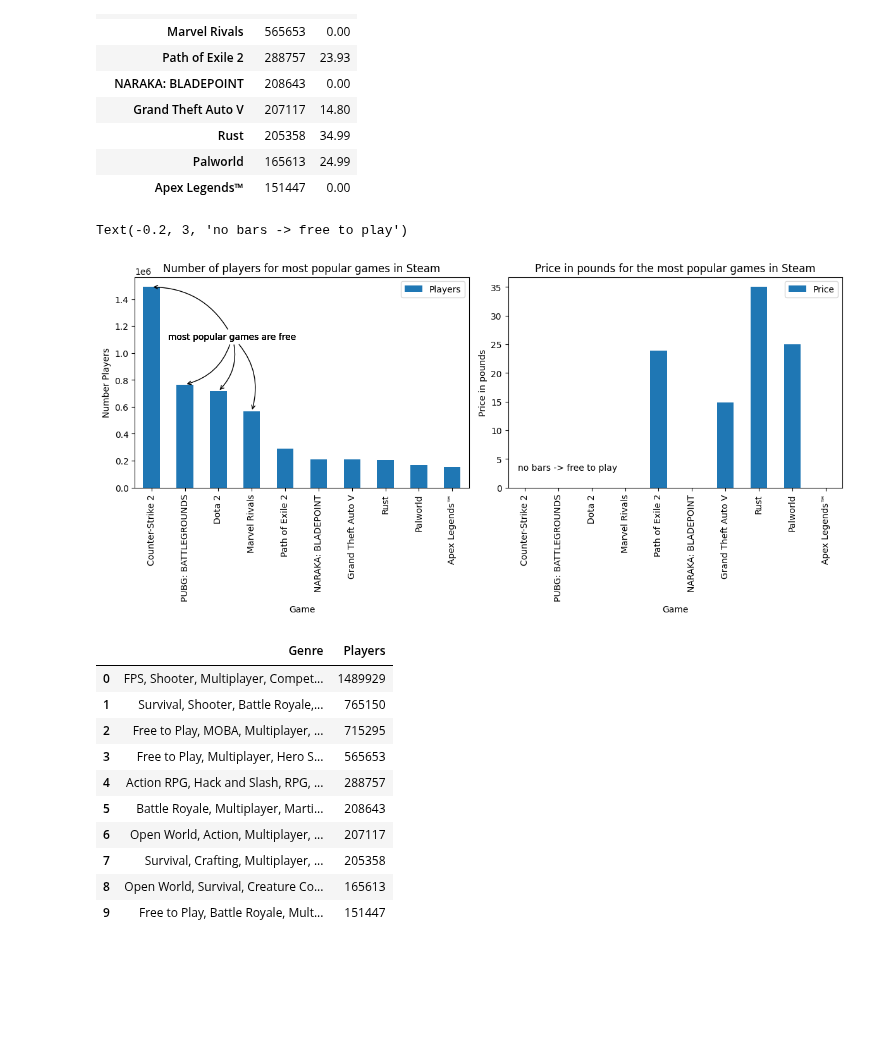
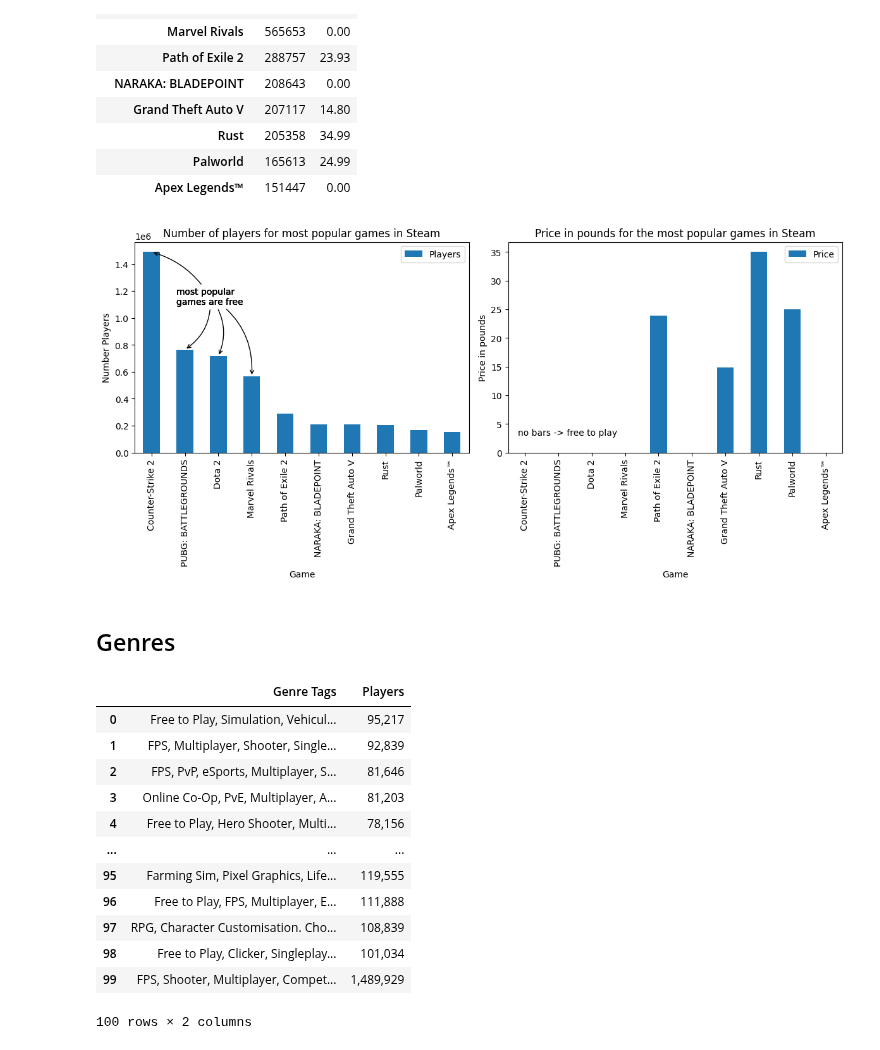
Before and after one commit to johnsandsjo/data-visualisation-john-sandsjo-de24, a Jupyter notebook: exercises/exercise0/exercise0_1.ipynb, the cells around one changed output. Cells and saved outputs as stored; diff of their text form; code cells hidden in the pictures; blank space fills up the shorter version.

```diff
--- a/exercises/exercise0/exercise0_1.ipynb
+++ b/exercises/exercise0/exercise0_1.ipynb
@@ -40,8 +40,9 @@ Data columns (total 8 columns):
 dtypes: int64(1), object(7)
 memory usage: 6.4+ KB
 # %%
-#df["Current Players"] = df["Current Players"].str.replace(",","").astype(int)
-#df["Peak Today"] = df["Peak Today"].str.replace(",","").astype(int)
+#casting number of players to int
+df["Current Players"] = df["Current Players"].str.replace(",","").astype(int)
+df["Peak Today"] = df["Peak Today"].str.replace(",","").astype(int)
 df["Price"] = df["Price"].str.replace("Free To Play","0")
 df.info()
 # %% [output]
@@ -61,7 +62,8 @@ Data columns (total 8 columns):
 dtypes: int64(3), object(5)
 memory usage: 6.4+ KB
 # %%
-#df["Price"] = df["Price"].str.replace("£","").astype(float)
+#removing pund symbol
+df["Price"] = df["Price"].str.replace("£","").astype(float)
 df.info()
 # %% [output]
 <class 'pandas.core.frame.DataFrame'>
@@ -104,49 +106,57 @@ games_top_10
 | Apex Legends™ | 151447 | 0.00 |
 # %%
 import matplotlib.pyplot as plt
-fig, (ax1, ax2) = plt.subplots(1,2, figsize= (12,6))
-games_top_10.plot(kind="bar", y= "Players", ax=ax1)
-games_top_10.plot(kind="bar", y= "Price", ax=ax2)
+
+fig, (ax1, ax2) = plt.subplots(1, 2, figsize=(12, 6))
+
+games_top_10.plot(kind="bar", y="Players", ax=ax1)
+games_top_10.plot(kind="bar", y="Price", ax=ax2)
+
 ax1.set(title="Number of players for most popular games in Steam", ylabel="Number Players", xlabel="Game")
 ax2.set(title="Price in pounds for the most popular games in Steam", ylabel="Price in pounds", xlabel="Game")
-fig.tight_layout()
+
 containers = [0,1,2,3]
 
 for container in containers:
         xy = (ax1.containers[0][container].get_x()+0.25, ax1.containers[0][container].get_height())
-        rad = 0.3 if xy[0] < 0.25 else -0.3
+        rad = 0.2 if xy[0] < 0.25 else -0.3
         arrowprops = dict(arrowstyle = "->", linewidth = 1, connectionstyle = f"arc3, rad={rad}")
         ax1.annotate(
-        text = "most popular games are free",
+        text = "most popular\ngames are free",
         arrowprops= arrowprops,
         xy=xy,
-        xytext=(0.5, 1100000))
+        xytext=(0.75, 1100000))
+
 #ax.annotate(text = "Swedes", xy= (1, 32), arrowprops=arrowprops, xytext = (.8, 40))
-##ax.annotate(text = "Germans", xy= (0, 12), arrowprops=arrowprops, xytext = (0, 20))
-#a.annotate(text = "The rest", xy= (0, 55), arrowprops=arrowprops, xytext = (0, 45))
 ax2.annotate(text = "no bars -> free to play", xy=(-0.2, 3))
+
+fig.tight_layout()
+fig.savefig("../figures/ex0_1_a.png")
 # %% [output]
-Text(-0.2, 3, 'no bars -> free to play')
-[figure, old version]
+[figure, new version]
+# %% [markdown]
+## Genres
 # %%
-top_10_genres = duckdb.query(
+df_genres = duckdb.query(
     """--sql
-    SELECT "Genre tags" as Genre, "peak today" as Players
+    SELECT "Genre tags" as "Genre Tags", "peak today" as Players
     from df
     ORDER BY Players DESC
 """
-).df().head(10)
-top_10_genres
+).df()
+df_genres
 # %% [output]
-|  | Genre | Players |
-| 0 | FPS, Shooter, Multiplayer, Compet... | 1489929 |
-| 1 | Survival, Shooter, Battle Royale,... | 765150 |
-| 2 | Free to Play, MOBA, Multiplayer, ... | 715295 |
-| 3 | Free to Play, Multiplayer, Hero S... | 565653 |
-| 4 | Action RPG, Hack and Slash, RPG, ... | 288757 |
-| 5 | Battle Royale, Multiplayer, Marti... | 208643 |
-| 6 | Open World, Action, Multiplayer, ... | 207117 |
-| 7 | Survival, Crafting, Multiplayer, ... | 205358 |
-| 8 | Open World, Survival, Creature Co... | 165613 |
-| 9 | Free to Play, Battle Royale, Mult... | 151447 |
+|  | Genre Tags | Players |
+| 0 | Free to Play, Simulation, Vehicul... | 95,217 |
+| 1 | FPS, Multiplayer, Shooter, Single... | 92,839 |
+| 2 | FPS, PvP, eSports, Multiplayer, S... | 81,646 |
+| 3 | Online Co-Op, PvE, Multiplayer, A... | 81,203 |
+| 4 | Free to Play, Hero Shooter, Multi... | 78,156 |
+| ... | ... | ... |
+| 95 | Farming Sim, Pixel Graphics, Life... | 119,555 |
+| 96 | Free to Play, FPS, Multiplayer, E... | 111,888 |
+| 97 | RPG, Character Customisation. Cho... | 108,839 |
+| 98 | Free to Play, Clicker, Singleplay... | 101,034 |
+| 99 | FPS, Shooter, Multiplayer, Compet... | 1,489,929 |
+100 rows × 2 columns
 # %%
```
Also changed, not shown: parts of 9 cells of this notebook, 5 other files.
